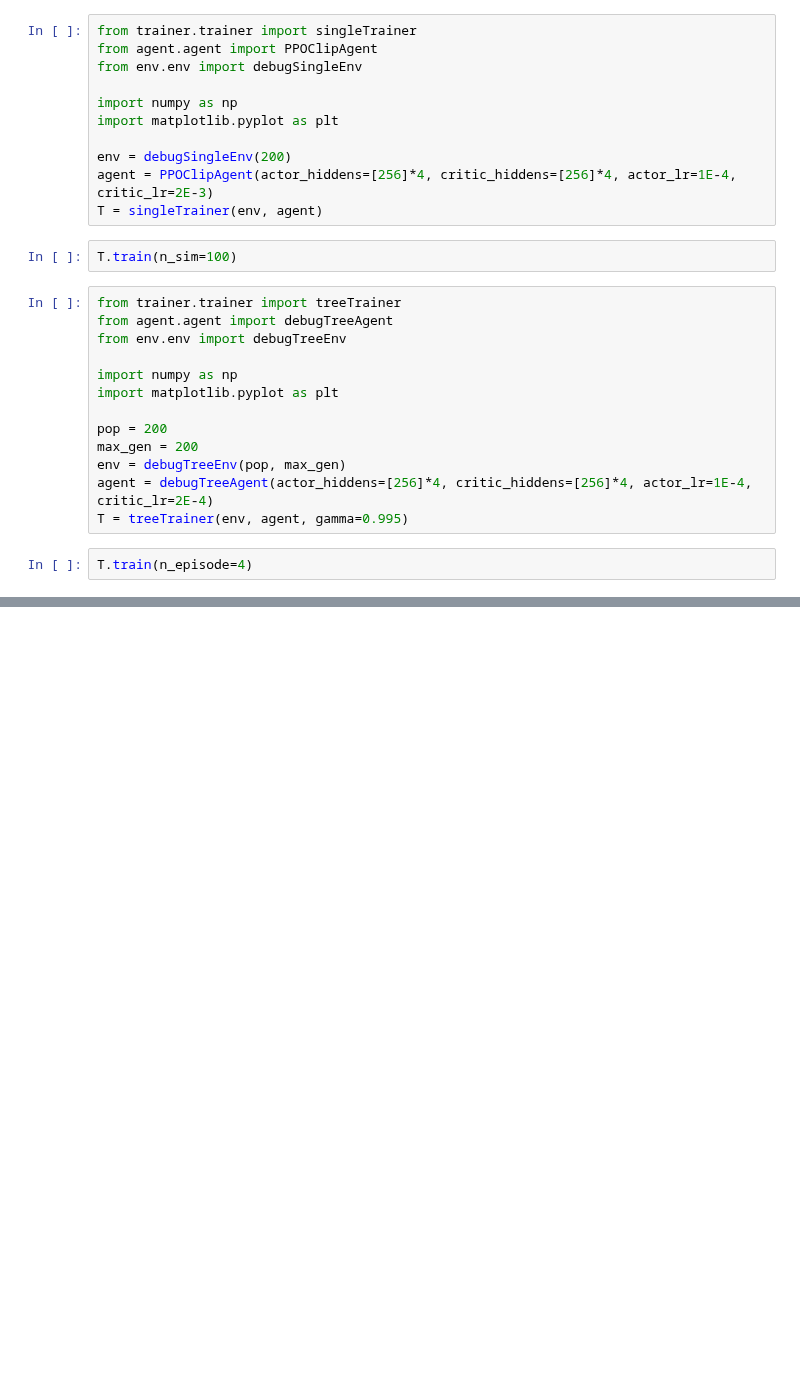
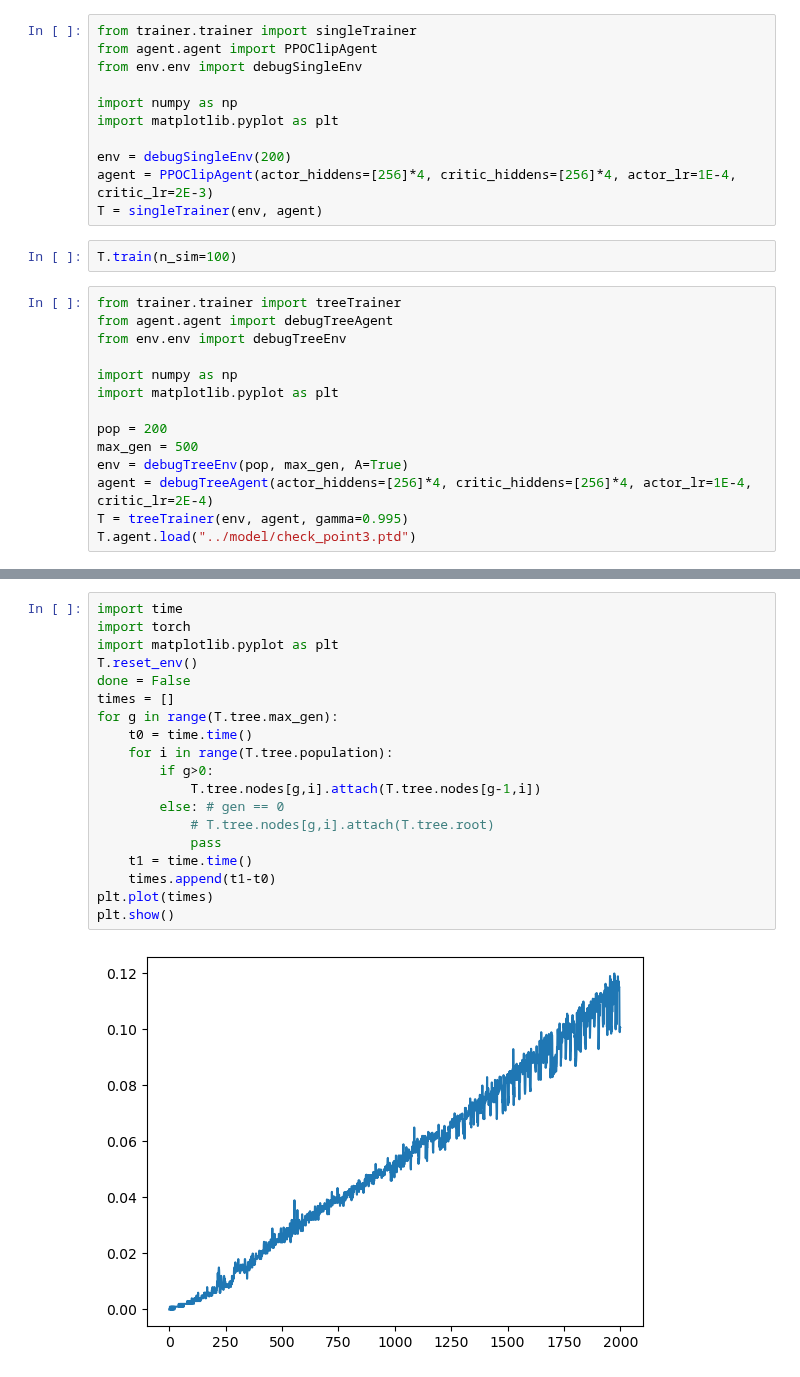
Before and after one commit to liziyao99/multi-debris-avoidance, a Jupyter notebook: test.ipynb, the cells around one changed output, grey strips where cells are left out. Saved outputs shown, nothing was run; the diff lists cells and outputs as text; blank space fills up the shorter version.

```diff
--- a/test.ipynb
+++ b/test.ipynb
@@ -89,9 +86,8 @@ import numpy as np
 import matplotlib.pyplot as plt
 
 pop = 200
-max_gen = 200
-env = debugTreeEnv(pop, max_gen)
+max_gen = 500
+env = debugTreeEnv(pop, max_gen, A=True)
 agent = debugTreeAgent(actor_hiddens=[256]*4, critic_hiddens=[256]*4, actor_lr=1E-4, critic_lr=2E-4)
 T = treeTrainer(env, agent, gamma=0.995)
+T.agent.load("../model/check_point3.ptd")
-# %%
-T.train(n_episode=4)
@@ -99,0 +101,21 @@ T.train(n_episode=4)
+# %%
+import time
+import torch
+import matplotlib.pyplot as plt
+T.reset_env()
+done = False
+times = []
+for g in range(T.tree.max_gen):
+    t0 = time.time()
+    for i in range(T.tree.population):
+        if g>0:
+            T.tree.nodes[g,i].attach(T.tree.nodes[g-1,i])
+        else: # gen == 0
+            # T.tree.nodes[g,i].attach(T.tree.root)
+            pass
+    t1 = time.time()
+    times.append(t1-t0)
+plt.plot(times)
+plt.show()
+# %% [output]
+[figure, added]
```
Also changed, not shown: parts of 8 cells of this notebook, 4 other files.
